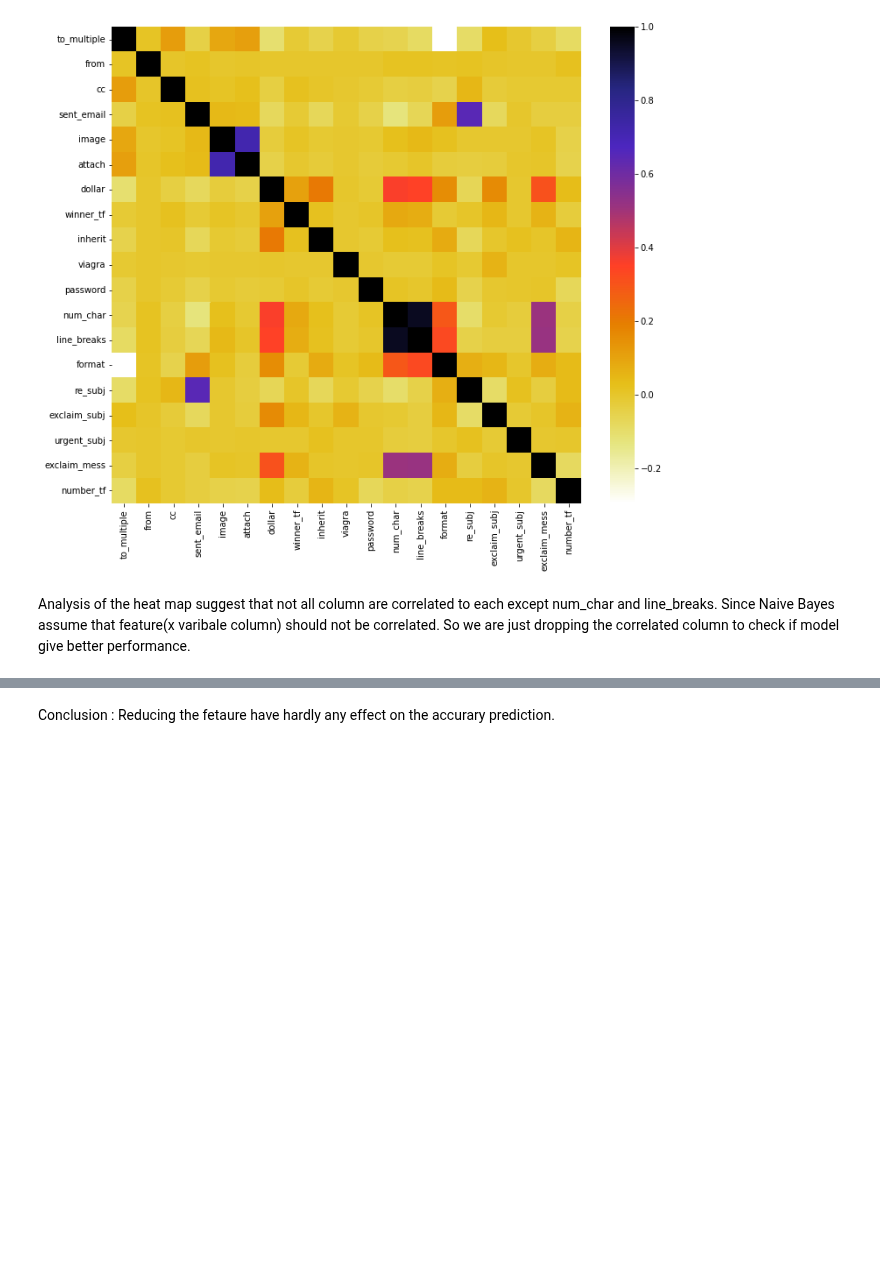
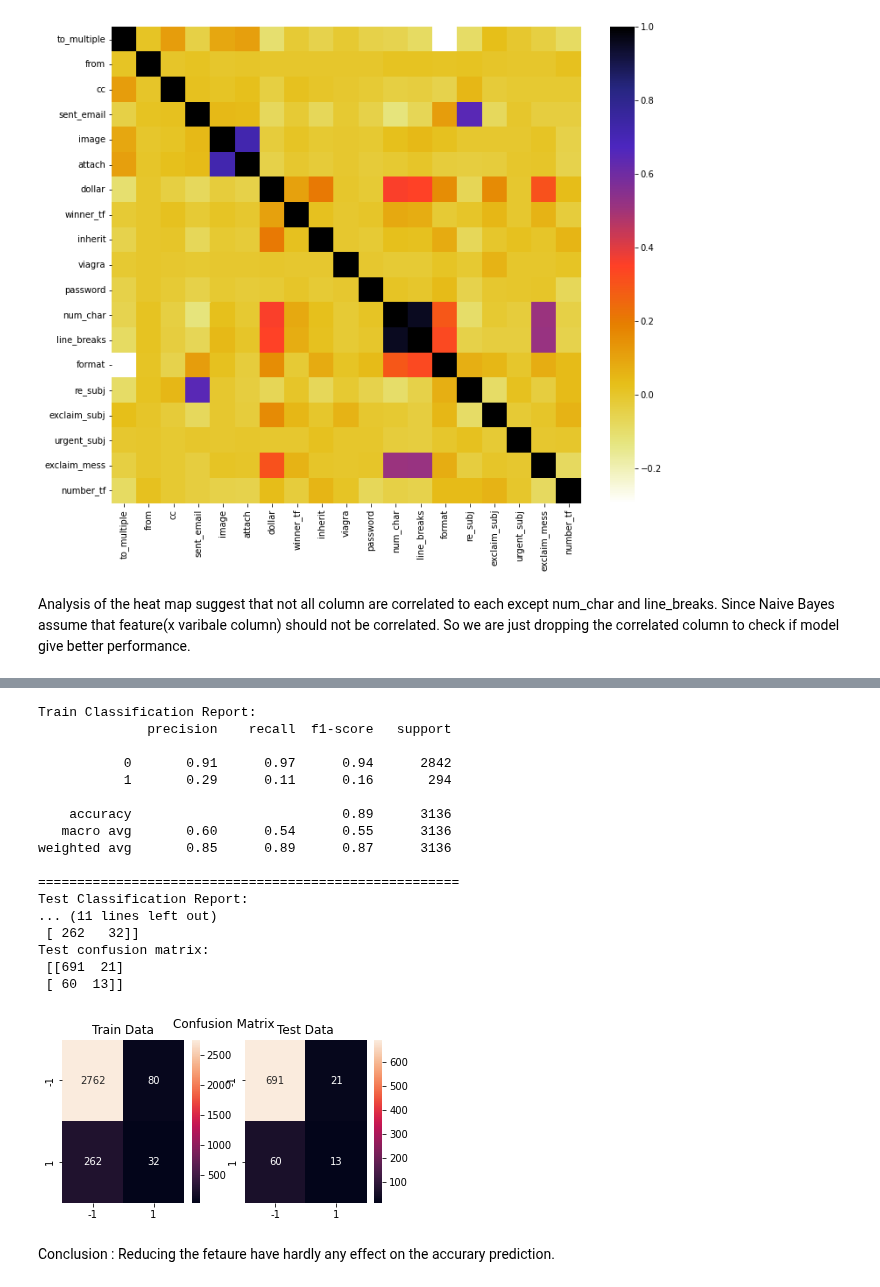
Before and after one commit to arvind-maurya/MachineLearning, a Jupyter notebook: Assignment/AIMLCEP_ARVIND_MAURYA_Q2.ipynb, the cells around one changed output, grey strips where cells are left out. Drawn from its saved outputs; the diff is of its cells as text; code cells hidden in the pictures; blank space fills up the shorter version.

```diff
--- a/Assignment/AIMLCEP_ARVIND_MAURYA_Q2.ipynb
+++ b/Assignment/AIMLCEP_ARVIND_MAURYA_Q2.ipynb
@@ -563,3 +493,32 @@ weighted avg       0.87      0.90      0.88       785
+# %%
+#Implement Naive bayes on reduced train and test data
+nb_reduced_model = GaussianNB()
+nb_reduced_model.fit(train_X_reduced, y_train)
+
+predicted_train_reduced_y = nb_reduced_model.predict(train_X_reduced)
+predicted_test_reduced_y = nb_reduced_model.predict(test_X_reduced)
+
+print_classification_report(y_train,predicted_train_reduced_y, y_test, predicted_test_reduced_y)
+plot_confusion_matrix(y_train,predicted_train_reduced_y, y_test, predicted_test_reduced_y)
+# %% [output]
+Train Classification Report:
+              precision    recall  f1-score   support
+
+           0       0.91      0.97      0.94      2842
+           1       0.29      0.11      0.16       294
+
+    accuracy                           0.89      3136
+   macro avg       0.60      0.54      0.55      3136
+weighted avg       0.85      0.89      0.87      3136
+
+======================================================
+Test Classification Report:
+... (11 lines left out)
+ [ 262   32]]
+Test confusion matrix:
+ [[691  21]
+ [ 60  13]]
+[figure, added]
 # %% [markdown]
 Conclusion :  Reducing the fetaure have hardly any effect on the accurary prediction.
 # %% [markdown]
```
Also changed, not shown: parts of 11 cells of this notebook.
